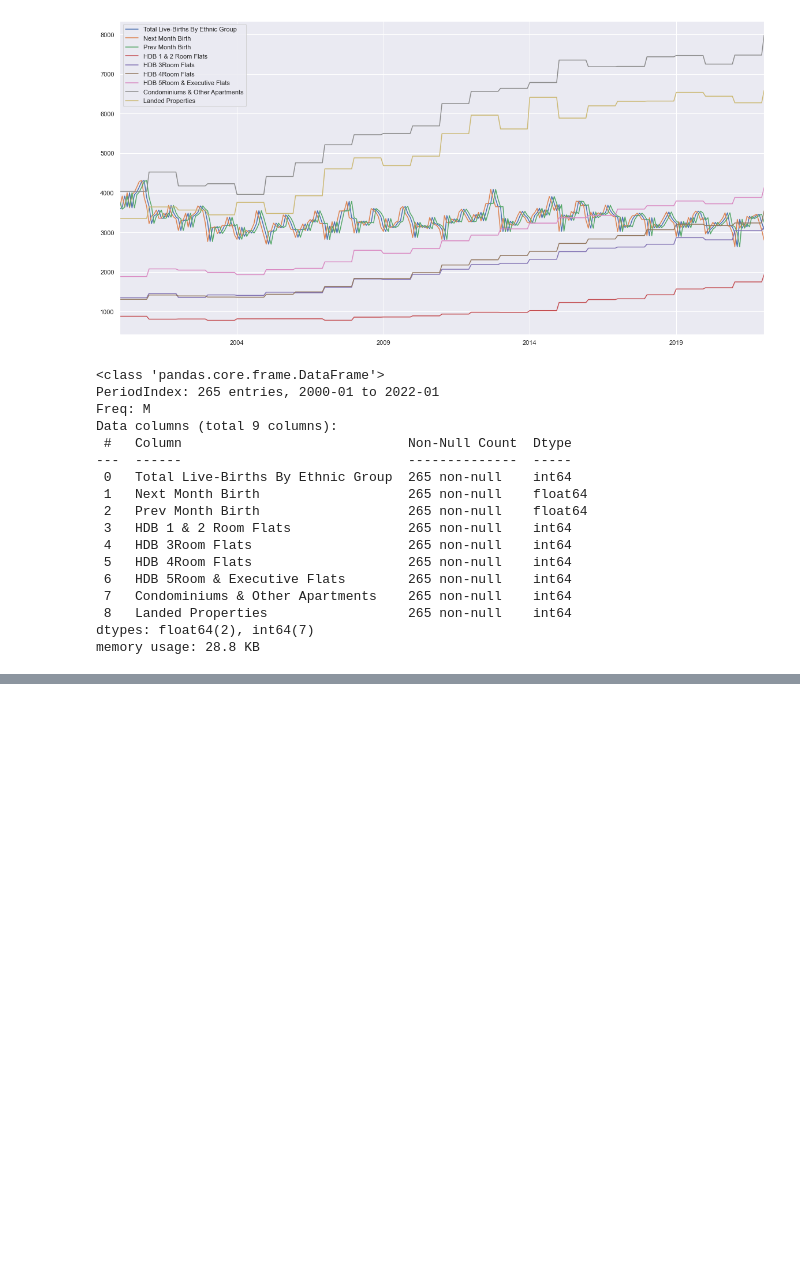
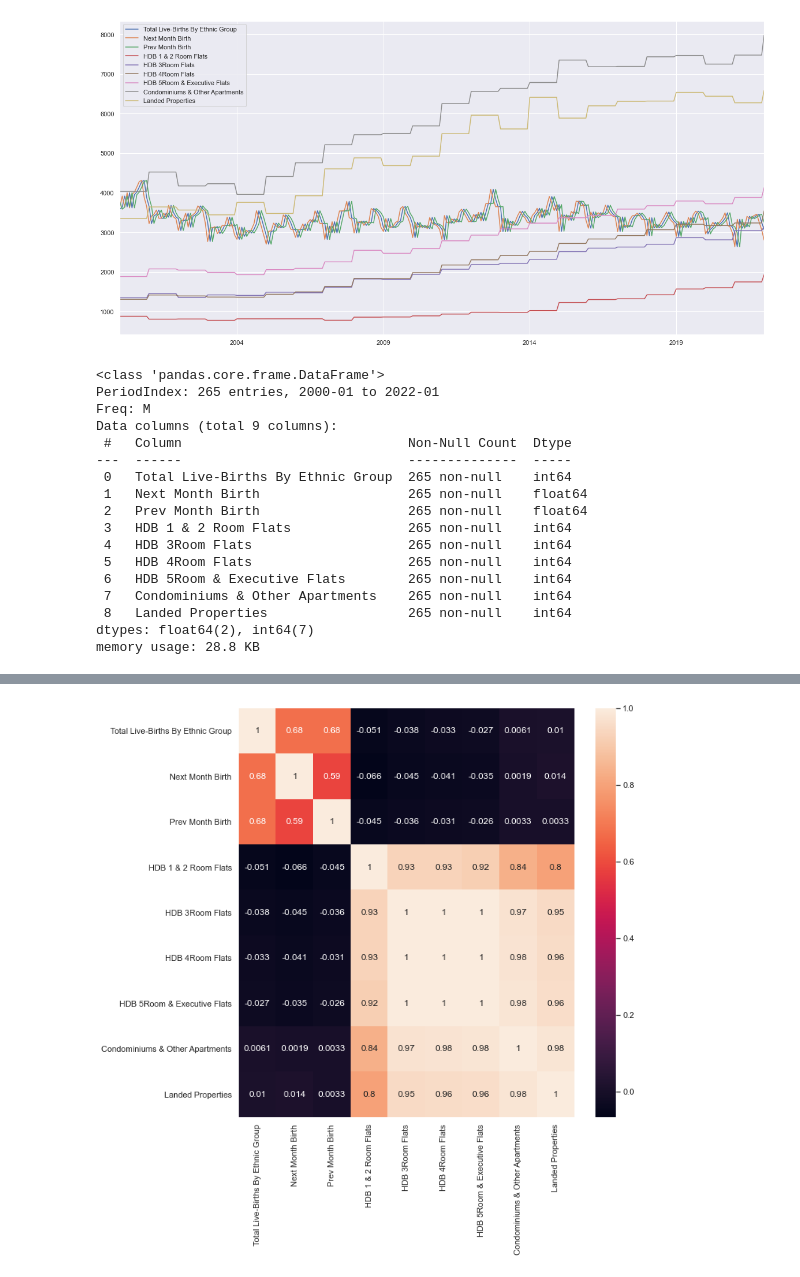
Before and after one commit to SleepHan/SC1015-Mini-Project, a Jupyter notebook: Income Analysis.ipynb, the cells around one changed output, grey strips where cells are left out. Drawn from its saved outputs; the diff is of its cells as text; code cells hidden in the pictures; blank space fills up the shorter version.

```diff
--- a/Income Analysis.ipynb
+++ b/Income Analysis.ipynb
@@ -129,10 +129,13 @@ incomeMerge.plot(figsize=(20, 10))
 <AxesSubplot:>
 [figure]
 # %%
-#babyCorr.info()
-#babyCorr.corr()
 incomeMerge.info()
 incomeMerge.corr()
+
+corr_matrix = incomeMerge.corr()
+plt.figure(figsize=(10,10))
+sb.heatmap(corr_matrix, annot=True)
+plt.show()
 # %% [output]
 <class 'pandas.core.frame.DataFrame'>
 PeriodIndex: 265 entries, 2000-01 to 2022-01
@@ -164 +157,2 @@ memory usage: 28.8 KB
+[figure, added]
 # %%
```
Also changed, not shown: parts of 6 cells of this notebook.
